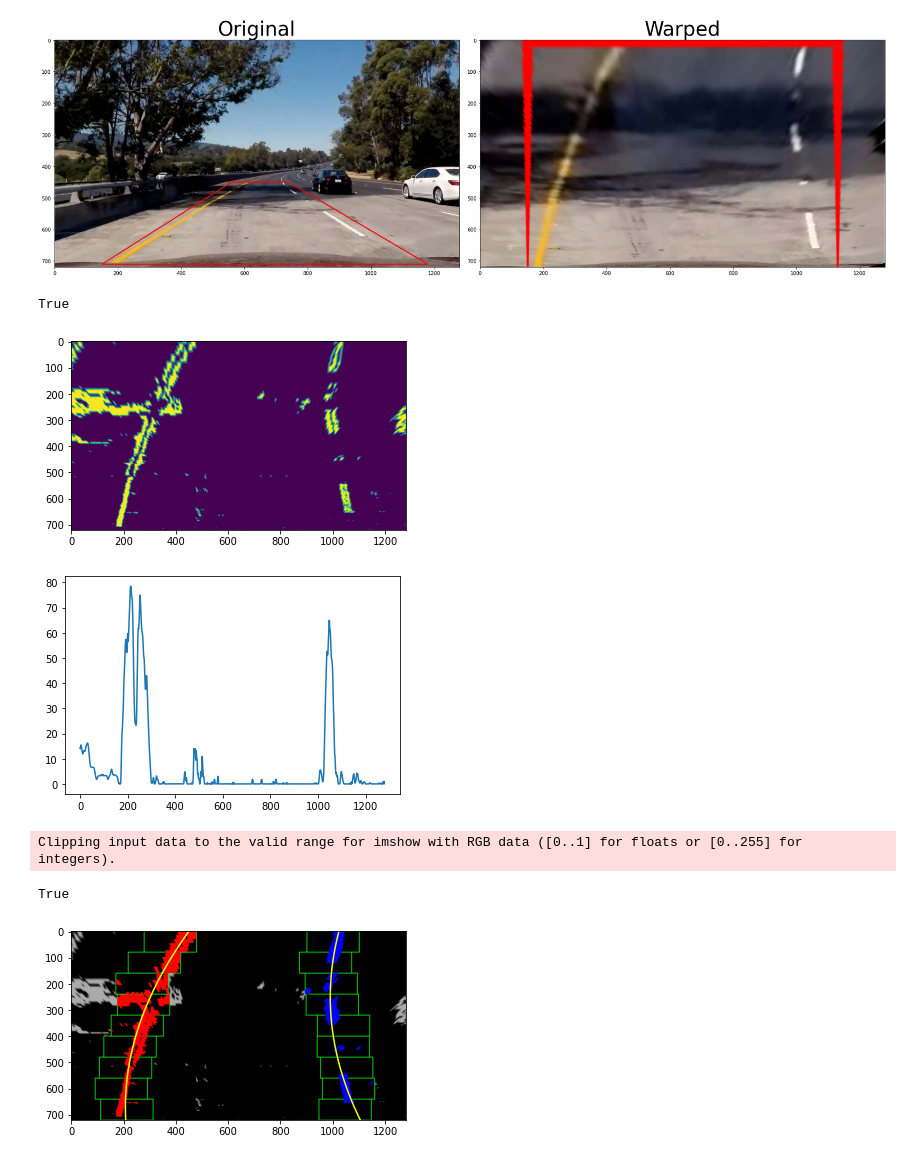
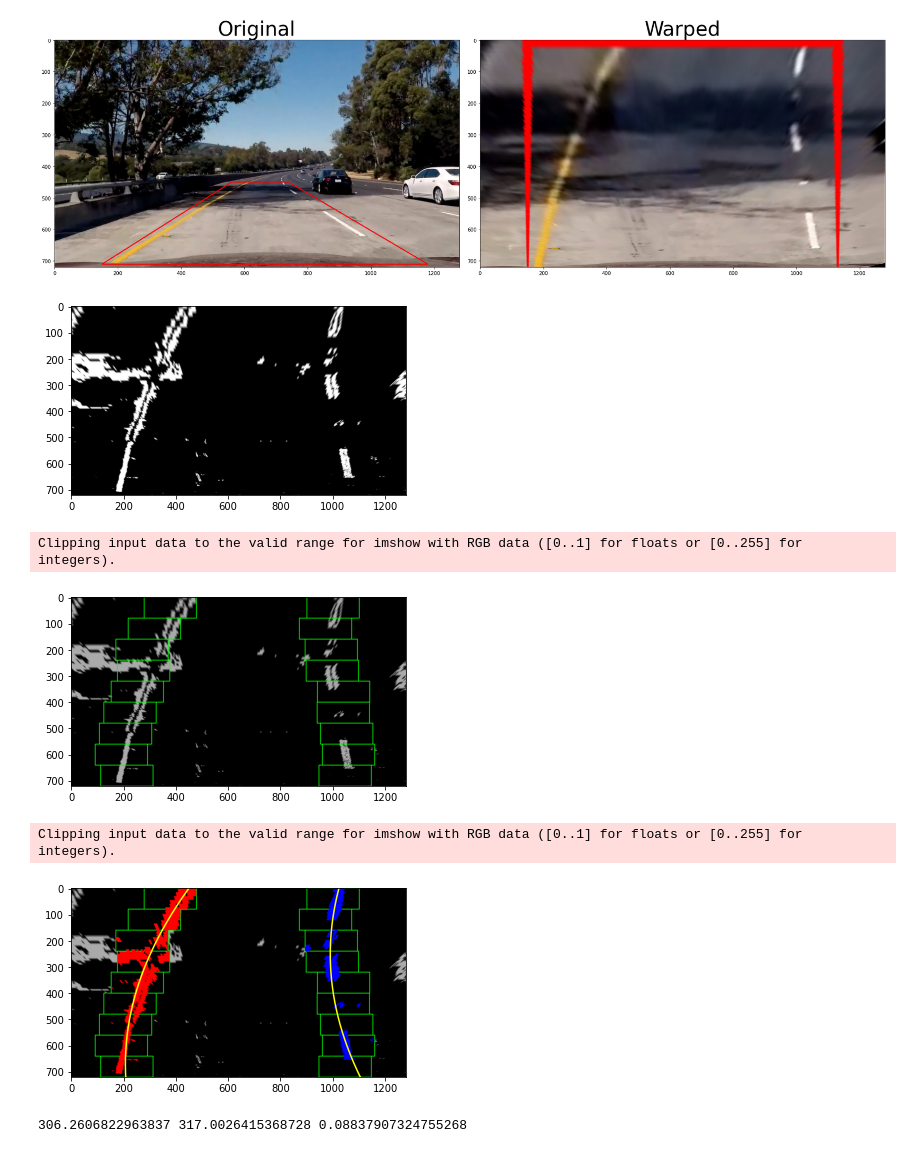
Before and after one commit to zhou-wenbin/Udacity-Advanced-Lane-detection, a Jupyter notebook: Explanation of the image process steps by steps.ipynb, the cells around one changed output. Drawn from its saved outputs; the diff is of its cells as text; code cells hidden in the pictures.

```diff
--- a/Explanation of the image process steps by steps.ipynb
+++ b/Explanation of the image process steps by steps.ipynb
@@ -237,23 +240,18 @@ True
 # %%
 image=plt.imread('./output_images/processed_of_test5.png')
 warped,M= warp_image_to_birdseye_view(image,corners)
-plt.imshow(warped)
-cv2.imwrite('./output_images/warped_binary_of_test5.png',warped*255)
-# warped,M= warp_image_to_birdseye_view(image,corners)
-
-# grad_thresh=[20,100]
-# s_thresh=[170,255]
-# img=image_process(warped,grad_thresh,s_thresh)
+plt.imshow(warped,cmap='Greys_r')
+plt.savefig('./output_images/warped_binary_of_test5.png')
+# cv2.imwrite('./output_images/warped_binary_of_test5.png',warped*255)
 # %% [output]
-True
-[figure, old version]
+[figure, new version]
 # %%
 
 # Load  above image
 binary_warped = warped
-histogram = np.sum(binary_warped[binary_warped.shape[0]//2:,:], axis=0)
-plt.plot(histogram)
-cv2.imwrite('./output_images/histogram_of_warped_test5.png',histogram)
+# histogram = np.sum(binary_warped[binary_warped.shape[0]//2:,:], axis=0)
+# plt.plot(histogram)
+# cv2.imwrite('./output_images/histogram_of_warped_test5.png',histogram)
 
 
 def find_lane_pixels(binary_warped):
@@ -312,35 +310,37 @@ def find_lane_pixels(binary_warped):
         (nonzerox >= win_xright_low) &  (nonzerox < win_xright_high)).nonzero()[0]
 
         # Append these indices to the lists
         left_lane_inds.append(good_left_inds)
         right_lane_inds.append(good_right_inds)
 
         # If you found > minpix pixels, recenter next window on their mean position
         if len(good_left_inds) > minpix:
             leftx_current = np.int(np.mean(nonzerox[good_left_inds]))
         if len(good_right_inds) > minpix:
             rightx_current = np.int(np.mean(nonzerox[good_right_inds]))
 
     # Concatenate the arrays of indices (previously was a list of lists of pixels)
     try:
         left_lane_inds = np.concatenate(left_lane_inds)
         right_lane_inds = np.concatenate(right_lane_inds)
     except ValueError:
         # Avoids an error if the above is not implemented fully
         pass
 
     # Extract left and right line pixel positions
     leftx = nonzerox[left_lane_inds]
     lefty = nonzeroy[left_lane_inds]
     rightx = nonzerox[right_lane_inds]
     righty = nonzeroy[right_lane_inds]
 
     return leftx, lefty, rightx, righty, out_img
 leftx, lefty, rightx, righty, out_img=find_lane_pixels(binary_warped)
-# plt.imshow(out_img)
+plt.imshow(out_img)
+plt.savefig('./output_images/pixels_of_warped_test5.png')
 # cv2.imwrite('./output_images/pixels_of_warped_test5.png',out_img*255)
 # %% [output]
+Clipping input data to the valid range for imshow with RGB data ([0..1] for floats or [0..255] for integers).
-[figure, old version]
+[figure, new version]
 # %%
 def fit_polynomial(binary_warped):
     # Find our lane pixels first
@@ -368,15 +368,55 @@ def fit_polynomial(binary_warped):
     # Plots the left and right polynomials on the lane lines
     plt.plot(left_fitx, ploty, color='yellow')
     plt.plot(right_fitx, ploty, color='yellow')
-
     return left_fitx,right_fitx,out_img
 
 left_fitx,right_fitx,out_img = fit_polynomial(binary_warped)
 
 plt.imshow(out_img)
-cv2.imwrite('./output_images/fit_polynomial_in_warped_test5.png',out_img)
+plt.savefig('./output_images/fit_polynomial_in_warped_test5.png')
+# cv2.imwrite('./output_images/fit_polynomial_in_warped_test5.png',out_img*255)
 # print(left_fitx)
 # %% [output]
 Clipping input data to the valid range for imshow with RGB data ([0..1] for floats or [0..255] for integers).
-True
 [figure]
+# %%
+# Find our lane pixels first
+
+
+leftx, lefty, rightx, righty, out_img = find_lane_pixels(binary_warped)
+
+# Get binary warped image size
+ploty = np.linspace(0, binary_warped.shape[0]-1, binary_warped.shape[0] )
+image_size = binary_warped.shape
+
+# Get max of plot_y
+y_eval = np.max(ploty)
+
+# Define conversions in x and y from pixels space to meters
+y_m_per_pix = 30/720
+x_m_per_pix = 3.7/700
+
+# Fit new polynomials to x,y in world space
+left_fit_cr = np.polyfit(lefty*y_m_per_pix, leftx*x_m_per_pix, 2)
+right_fit_cr = np.polyfit(righty*y_m_per_pix, rightx*x_m_per_pix, 2)
+
+# Calculate radius of curve
+left_curve = ((1+(2*left_fit_cr[0]*y_eval*y_m_per_pix+left_fit_cr[1])**2)**1.5)/np.absolute(2*left_fit_cr[0])
+right_curve = ((1+(2*right_fit_cr[0]*y_eval*y_m_per_pix+right_fit_cr[1])**2)**1.5)/np.absolute(2*right_fit_cr[0])
+
+# Calculate lane deviation from center of lane
+scene_height = image_size[0] * y_m_per_pix
+scene_width = image_size[1] * x_m_per_pix
+
+# Calculate the intercept points at the bottom of our image
+left_intercept = left_fit_cr[0] * scene_height ** 2 + left_fit_cr[1] * scene_height + left_fit_cr[2]
+right_intercept = right_fit_cr[0] * scene_height ** 2 + right_fit_cr[1] * scene_height + right_fit_cr[2]
+center = (left_intercept + right_intercept) / 2.0
+
+# Use intercept points to calculate the lane deviation of the vehicle
+lane_deviation = (center - scene_width / 2.0)
+
+#calculated the curvature of the lane and vehicle position with respect to center.
+print(left_curve, right_curve, lane_deviation)
+# %% [output]
+306.2606822963837 317.0026415368728 0.08837907324755268
```
Also changed, not shown: parts of 4 cells of this notebook, 14 other files.
